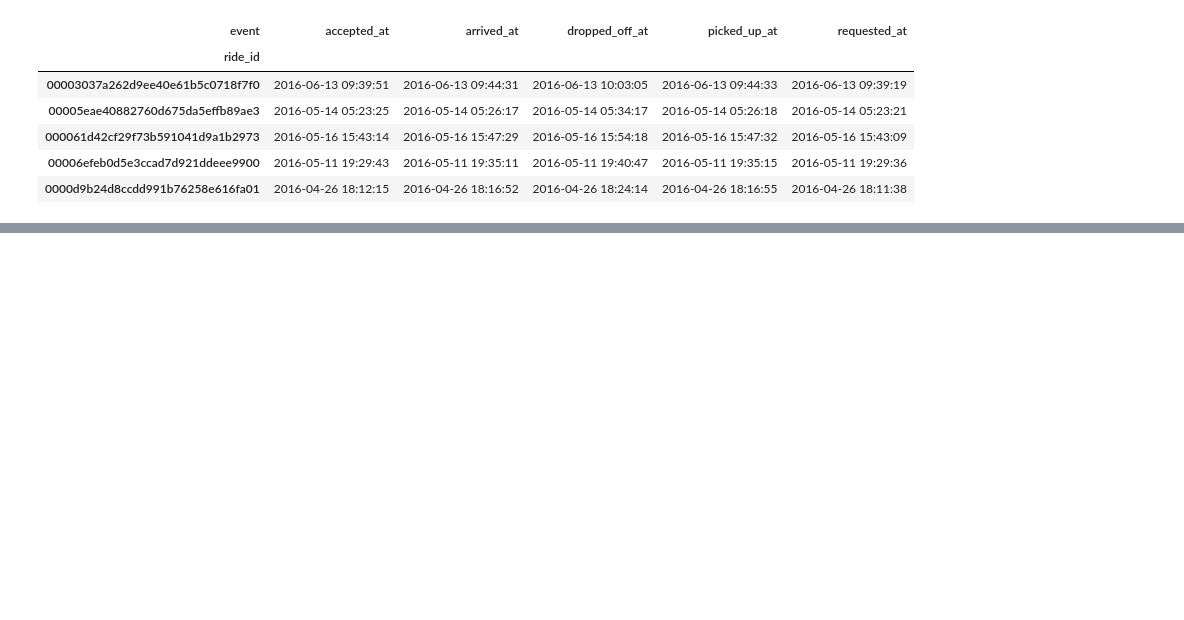
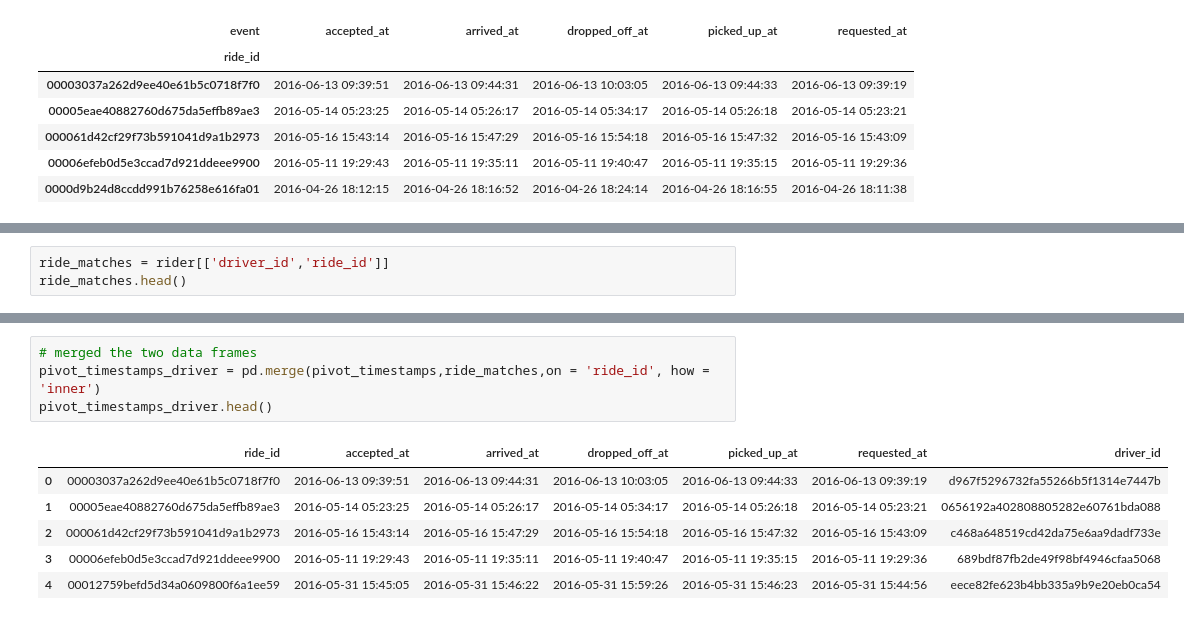
Before and after one commit to SallyPoon/LyftDS, a Jupyter notebook: Lyft_DS_Sam.ipynb, the cells around one changed output, grey strips where cells are left out. Saved outputs shown, nothing was run; the diff lists cells and outputs as text; blank space fills up the shorter version.

```diff
--- a/Lyft_DS_Sam.ipynb
+++ b/Lyft_DS_Sam.ipynb
@@ -241,0 +230,3 @@ timestamps['timestamp'][0]
+# %%
+ride_matches = rider[['driver_id','ride_id']]
+ride_matches.head()
@@ -241,0 +240,11 @@ timestamps['timestamp'][0]
+# %%
+# merged the two data frames
+pivot_timestamps_driver = pd.merge(pivot_timestamps,ride_matches,on = 'ride_id', how = 'inner')
+pivot_timestamps_driver.head()
+# %% [output]
+|  | ride_id | accepted_at | arrived_at | dropped_off_at | picked_up_at | requested_at | driver_id |
+| 0 | 00003037a262d9ee40e61b5c0718f7f0 | 2016-06-13 09:39:51 | 2016-06-13 09:44:31 | 2016-06-13 10:03:05 | 2016-06-13 09:44:33 | 2016-06-13 09:39:19 | d967f5296732fa55266b5f1314e7447b |
+| 1 | 00005eae40882760d675da5effb89ae3 | 2016-05-14 05:23:25 | 2016-05-14 05:26:17 | 2016-05-14 05:34:17 | 2016-05-14 05:26:18 | 2016-05-14 05:23:21 | 0656192a402808805282e60761bda088 |
+| 2 | 000061d42cf29f73b591041d9a1b2973 | 2016-05-16 15:43:14 | 2016-05-16 15:47:29 | 2016-05-16 15:54:18 | 2016-05-16 15:47:32 | 2016-05-16 15:43:09 | c468a648519cd42da75e6aa9dadf733e |
+| 3 | 00006efeb0d5e3ccad7d921ddeee9900 | 2016-05-11 19:29:43 | 2016-05-11 19:35:11 | 2016-05-11 19:40:47 | 2016-05-11 19:35:15 | 2016-05-11 19:29:36 | 689bdf87fb2de49f98bf4946cfaa5068 |
+| 4 | 00012759befd5d34a0609800f6a1ee59 | 2016-05-31 15:45:05 | 2016-05-31 15:46:22 | 2016-05-31 15:59:26 | 2016-05-31 15:46:23 | 2016-05-31 15:44:56 | eece82fe623b4bb335a9b9e20eb0ca54 |
```
Also changed, not shown: parts of 8 cells of this notebook.
